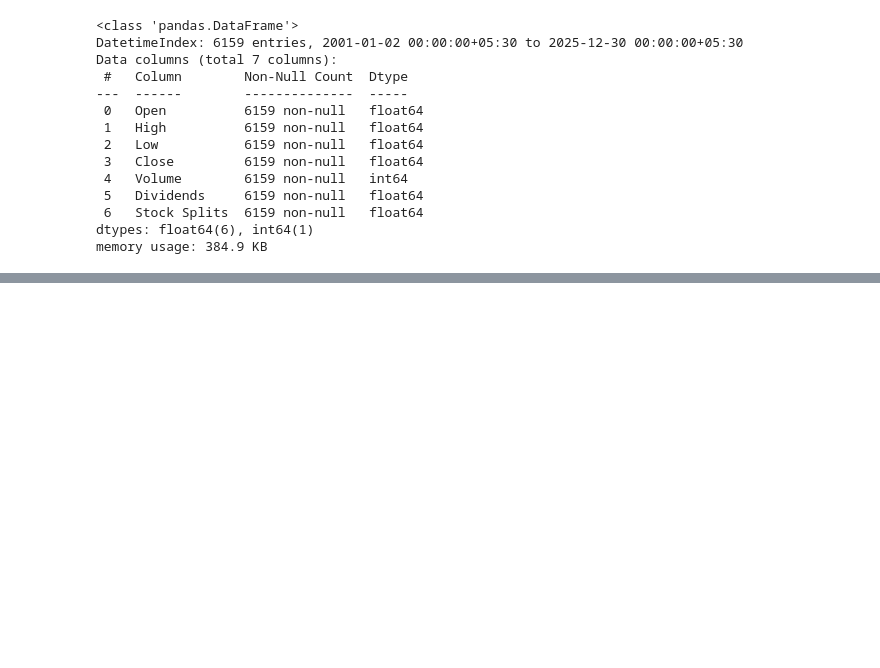
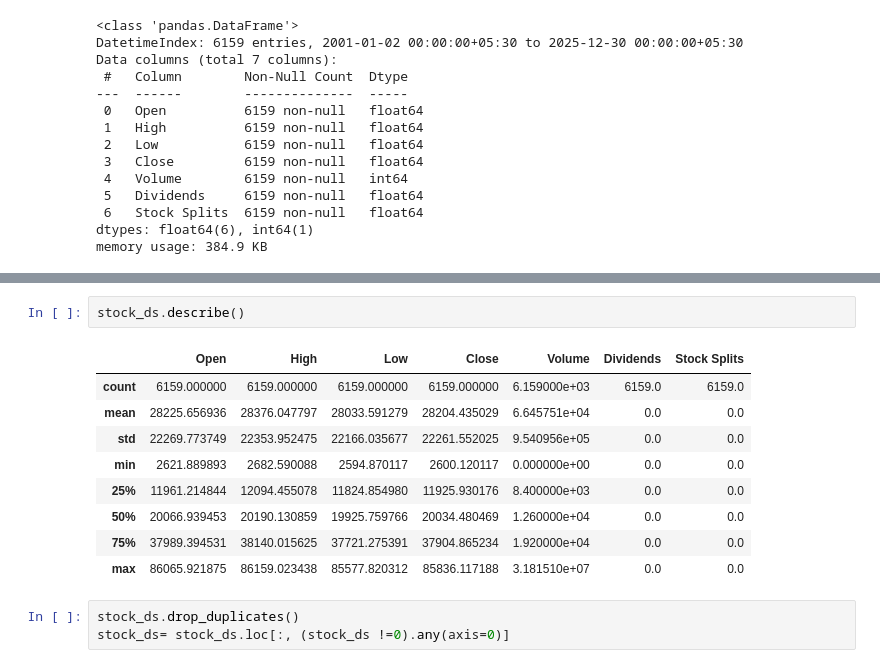
Before and after one commit to hossaintaufiq/StockPricePrediction, a Jupyter notebook: Stock_Price_Prediction.ipynb, the cells around one changed output, grey strips where cells are left out. Saved outputs shown, nothing was run; the diff lists cells and outputs as text; blank space fills up the shorter version.

```diff
--- a/Stock_Price_Prediction.ipynb
+++ b/Stock_Price_Prediction.ipynb
@@ -57,0 +78,15 @@ news= pd.read_csv
+# %%
+stock_ds.describe()
+# %% [output]
+|  | Open | High | Low | Close | Volume | Dividends | Stock Splits |
+| count | 6159.000000 | 6159.000000 | 6159.000000 | 6159.000000 | 6.159000e+03 | 6159.0 | 6159.0 |
+| mean | 28225.656936 | 28376.047797 | 28033.591279 | 28204.435029 | 6.645751e+04 | 0.0 | 0.0 |
+| std | 22269.773749 | 22353.952475 | 22166.035677 | 22261.552025 | 9.540956e+05 | 0.0 | 0.0 |
+| min | 2621.889893 | 2682.590088 | 2594.870117 | 2600.120117 | 0.000000e+00 | 0.0 | 0.0 |
+| 25% | 11961.214844 | 12094.455078 | 11824.854980 | 11925.930176 | 8.400000e+03 | 0.0 | 0.0 |
+| 50% | 20066.939453 | 20190.130859 | 19925.759766 | 20034.480469 | 1.260000e+04 | 0.0 | 0.0 |
+| 75% | 37989.394531 | 38140.015625 | 37721.275391 | 37904.865234 | 1.920000e+04 | 0.0 | 0.0 |
+| max | 86065.921875 | 86159.023438 | 85577.820312 | 85836.117188 | 3.181510e+07 | 0.0 | 0.0 |
+# %%
+stock_ds.drop_duplicates()
+stock_ds= stock_ds.loc[:, (stock_ds !=0).any(axis=0)]
```
Also changed, not shown: parts of 6 cells of this notebook.
